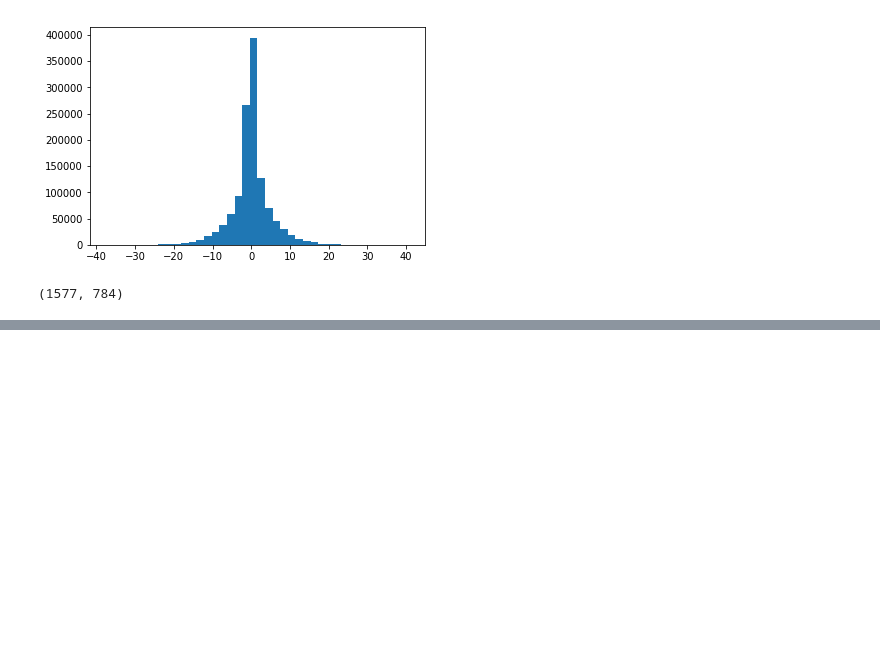
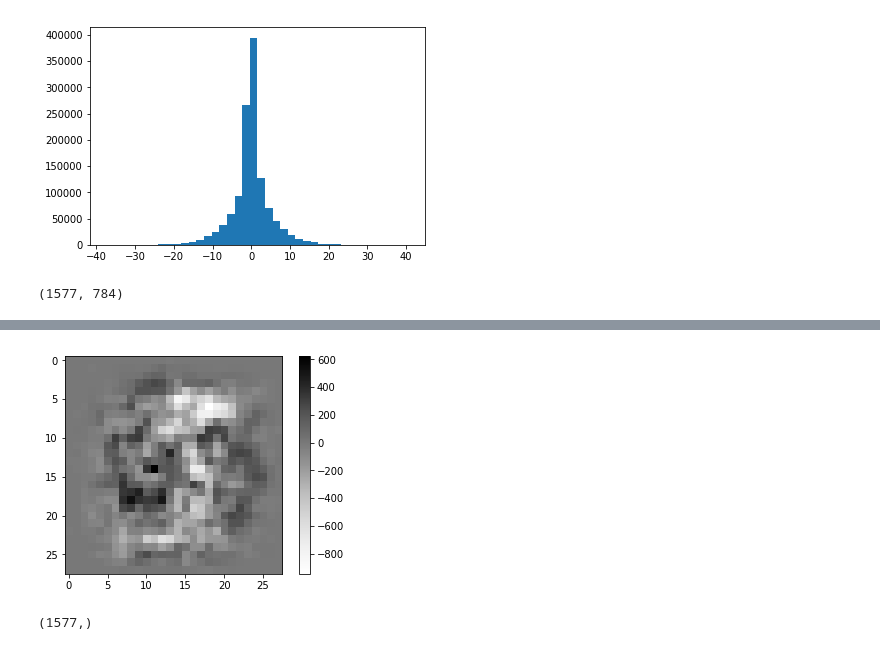
Before and after one commit to James-Brooke/Study, a Jupyter notebook: PyTorch/Looking inside the most resistant models.ipynb, the cells around one changed output, grey strips where cells are left out. Drawn from its saved outputs; the diff is of its cells as text; code cells hidden in the pictures; blank space fills up the shorter version.

```diff
--- a/PyTorch/Looking inside the most resistant models.ipynb
+++ b/PyTorch/Looking inside the most resistant models.ipynb
@@ -215,0 +218,11 @@ plt.hist(holder);
+# %%
+holder = np.array(holder)
+# %%
+im = plt.imshow(holder.reshape(28,28), cmap='Greys', interpolation=None)
+plt.colorbar();
+# %% [output]
+[figure, added]
+# %%
+list(model.parameters())[1].detach().cpu().numpy().shape
+# %% [output]
+(1577,)
```
Also changed, not shown: parts of 5 cells of this notebook.
